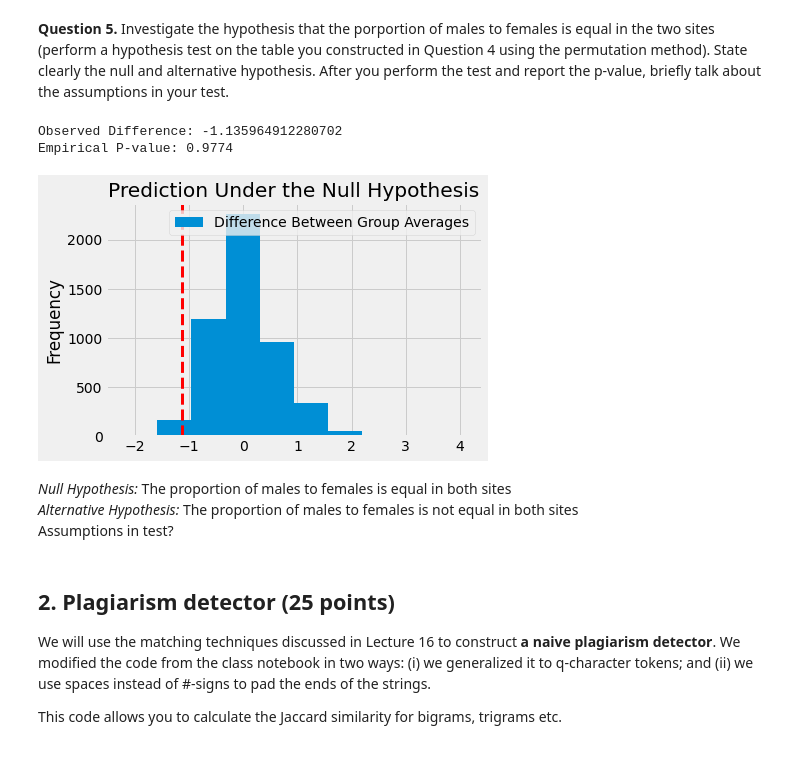
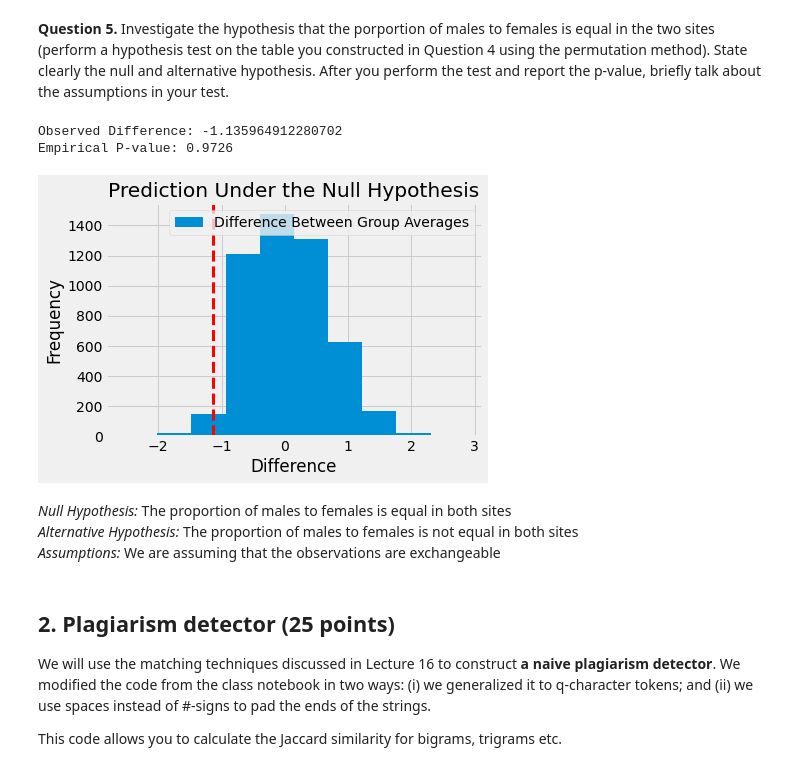
Before and after one commit to AAWorks/ds-1, a Jupyter notebook: hw7/homework07_Autumn23.ipynb, the cells around one changed output. Drawn from its saved outputs; the diff is of its cells as text; code cells hidden in the pictures.

```diff
--- a/hw7/homework07_Autumn23.ipynb
+++ b/hw7/homework07_Autumn23.ipynb
@@ -163,34 +165,35 @@ df4
 # %%
 # code here
 differences = np.array([])
 
 for i in np.arange(5000):
     shuffled_weights = p_df.sample(frac=1, replace = False).sex.values
     shuffled_df=pd.DataFrame({"Sex": shuffled_weights, "Site": p_df.site})
     shuffled_df.Site = np.where((shuffled_df.Site == 2) | (shuffled_df.Site == 1), 1,0)
     v_m = shuffled_df.loc[(shuffled_df.Site == 1) & (shuffled_df.Sex == 'm')].shape[0]
     v_f = shuffled_df.loc[(shuffled_df.Site == 1) & (shuffled_df.Sex == 'f')].shape[0]
     o_m = shuffled_df.loc[(shuffled_df.Site == 0) & (shuffled_df.Sex == 'm')].shape[0]
     o_f = shuffled_df.loc[(shuffled_df.Site == 0) & (shuffled_df.Sex == 'f')].shape[0]
     new_diff=v_m/v_f - o_m/o_f
     differences = np.append(differences, new_diff)
 
 observed_difference = df4.m[1]/df4.f[1] - df4.m[0]/df4.f[0]
 empirical_P = (np.count_nonzero(differences >= observed_difference) + np.count_nonzero(differences <= -observed_difference)) / 10000
 
 pd.DataFrame({'Difference Between Group Averages': differences}).plot.hist()
 plt.axvline(x=observed_difference, color='red', linestyle='dashed', linewidth='3')
 plt.title('Prediction Under the Null Hypothesis')
+plt.xlabel("Difference")
 print('Observed Difference:', observed_difference)
 print('Empirical P-value:', empirical_P)
 # %% [output]
 Observed Difference: -1.135964912280702
-Empirical P-value: 0.9774
+Empirical P-value: 0.9726
-[figure, old version]
+[figure, new version]
 # %% [markdown]
 *Null Hypothesis:* The proportion of males to females is equal in both sites<br>
 *Alternative Hypothesis:* The proportion of males to females is not equal in both sites<br>
-Assumptions in test?
+*Assumptions:* We are assuming that the observations are exchangeable
 # %% [markdown]
 ## 2. Plagiarism detector (25 points)
 
```
Also changed, not shown: parts of 2 cells of this notebook.
